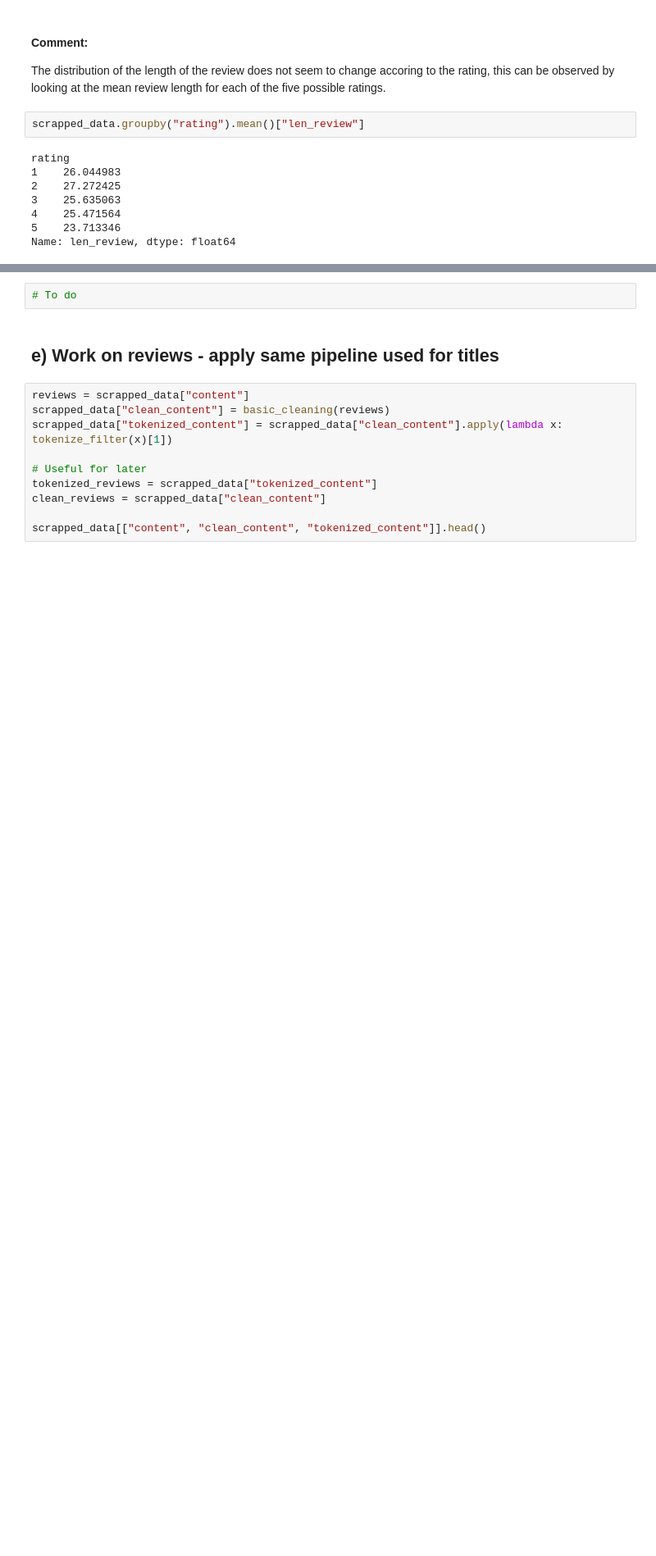
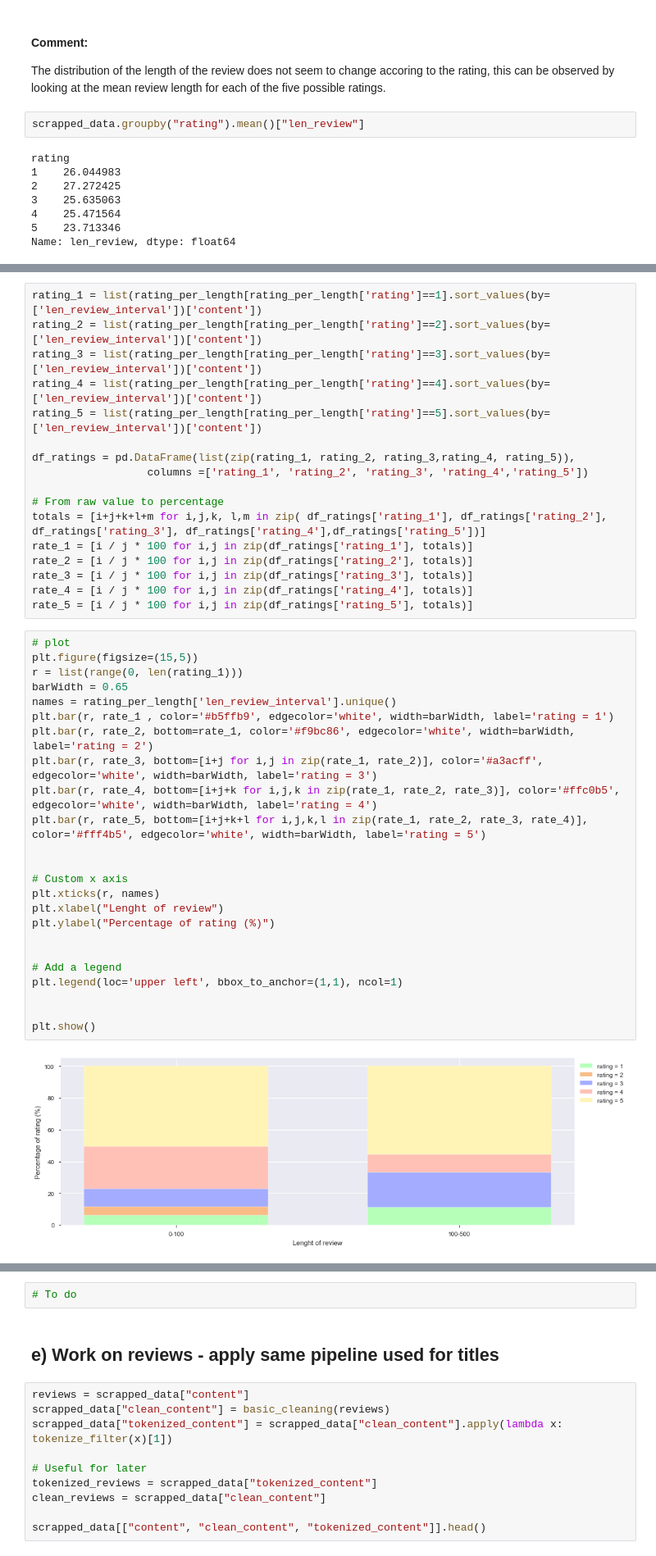
Before and after one commit to xNJL/Project-Capgemini, a Jupyter notebook: hw_session_2/group_5_session_2_hw.ipynb, the cells around one changed output, grey strips where cells are left out. Shown at 82% size. Saved outputs shown, nothing was run; the diff lists cells and outputs as text; blank space fills up the shorter version.

```diff
--- a/hw_session_2/group_5_session_2_hw.ipynb
+++ b/hw_session_2/group_5_session_2_hw.ipynb
@@ -274 +318,44 @@ Name: len_review, dtype: float64
+# %%
+rating_1 = list(rating_per_length[rating_per_length['rating']==1].sort_values(by=['len_review_interval'])['content'])
+rating_2 = list(rating_per_length[rating_per_length['rating']==2].sort_values(by=['len_review_interval'])['content'])
+rating_3 = list(rating_per_length[rating_per_length['rating']==3].sort_values(by=['len_review_interval'])['content'])
+rating_4 = list(rating_per_length[rating_per_length['rating']==4].sort_values(by=['len_review_interval'])['content'])
+rating_5 = list(rating_per_length[rating_per_length['rating']==5].sort_values(by=['len_review_interval'])['content'])
+
+df_ratings = pd.DataFrame(list(zip(rating_1, rating_2, rating_3,rating_4, rating_5)),
+                  columns =['rating_1', 'rating_2', 'rating_3', 'rating_4','rating_5'])
+
+# From raw value to percentage
+totals = [i+j+k+l+m for i,j,k, l,m in zip( df_ratings['rating_1'], df_ratings['rating_2'], df_ratings['rating_3'], df_ratings['rating_4'],df_ratings['rating_5'])]
+rate_1 = [i / j * 100 for i,j in zip(df_ratings['rating_1'], totals)]
+rate_2 = [i / j * 100 for i,j in zip(df_ratings['rating_2'], totals)]
+rate_3 = [i / j * 100 for i,j in zip(df_ratings['rating_3'], totals)]
+rate_4 = [i / j * 100 for i,j in zip(df_ratings['rating_4'], totals)]
+rate_5 = [i / j * 100 for i,j in zip(df_ratings['rating_5'], totals)]
+# %%
+# plot
+plt.figure(figsize=(15,5))
+r = list(range(0, len(rating_1)))
+barWidth = 0.65
+names = rating_per_length['len_review_interval'].unique()
+plt.bar(r, rate_1 , color='#b5ffb9', edgecolor='white', width=barWidth, label='rating = 1')
+plt.bar(r, rate_2, bottom=rate_1, color='#f9bc86', edgecolor='white', width=barWidth, label='rating = 2')
+plt.bar(r, rate_3, bottom=[i+j for i,j in zip(rate_1, rate_2)], color='#a3acff', edgecolor='white', width=barWidth, label='rating = 3')
+plt.bar(r, rate_4, bottom=[i+j+k for i,j,k in zip(rate_1, rate_2, rate_3)], color='#ffc0b5', edgecolor='white', width=barWidth, label='rating = 4')
+plt.bar(r, rate_5, bottom=[i+j+k+l for i,j,k,l in zip(rate_1, rate_2, rate_3, rate_4)], color='#fff4b5', edgecolor='white', width=barWidth, label='rating = 5')
+
+
+# Custom x axis
+plt.xticks(r, names)
+plt.xlabel("Lenght of review")
+plt.ylabel("Percentage of rating (%)")
+
+
+# Add a legend
+plt.legend(loc='upper left', bbox_to_anchor=(1,1), ncol=1)
+
+
+plt.show()
+# %% [output]
+[figure, added]
 # %% [markdown]
```
Also changed, not shown: parts of 6 cells of this notebook, 2 other files.
